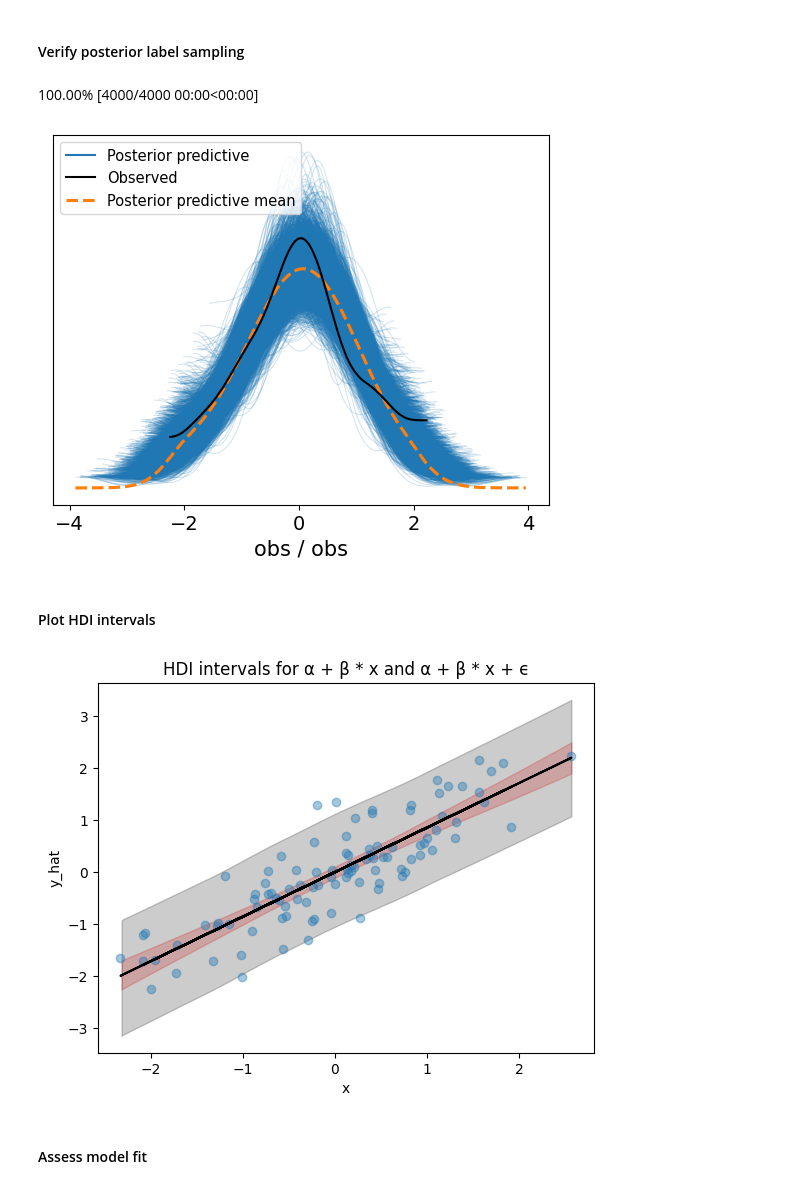
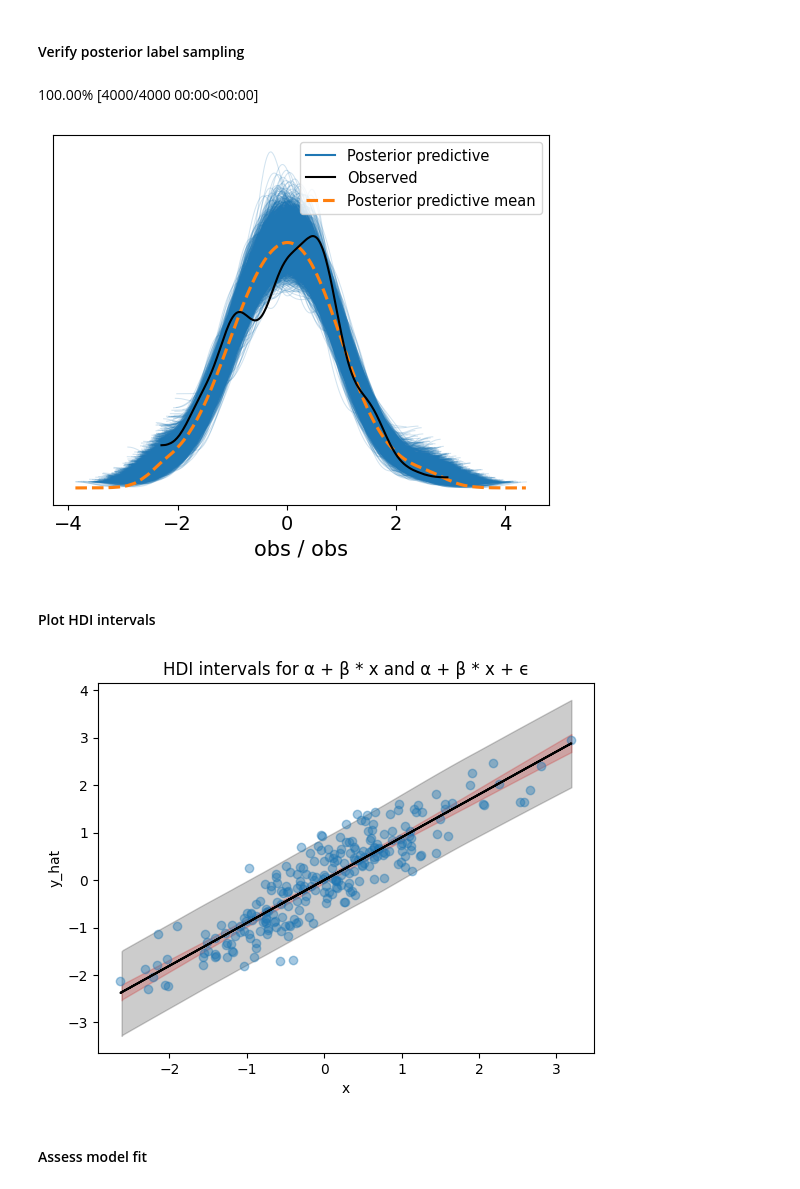
Before and after one commit to spdrnl/pymc-util, a Jupyter notebook: 00_Basic_Bayesian_Workflow.ipynb, the cells around one changed output. Saved outputs shown, nothing was run; the diff lists cells and outputs as text; code cells hidden in the pictures.

```diff
--- a/00_Basic_Bayesian_Workflow.ipynb
+++ b/00_Basic_Bayesian_Workflow.ipynb
@@ -30,7 +30,7 @@ with pm.Model() as sim:
     x_dist = pm.Normal("x", 10, 1)
     ϵ_dist = pm.Normal("ϵ", 0, 1.5)
 
-x_raw, ϵ = pm.draw([x_dist, ϵ_dist], 100)
+x_raw, ϵ = pm.draw([x_dist, ϵ_dist], 250)
 y_raw = 5 + 3 * x_raw + ϵ
 # %%
 plt.scatter(x_raw, y_raw)
@@ -51,8 +51,8 @@ from sklearn.preprocessing import StandardScaler
 # %%
 x_scaler, y_scaler = StandardScaler(), StandardScaler()
 
-x = x_scaler.fit_transform(x_raw.reshape([-1,1]))
-y = y_scaler.fit_transform(y_raw.reshape([-1,1]))
+x = x_scaler.fit_transform(x_raw.reshape([-1,1])).squeeze()
+y = y_scaler.fit_transform(y_raw.reshape([-1,1])).squeeze()
 # %%
 plt.scatter(x, y)
 plt.title("Standardized simulated data")
@@ -163,24 +163,24 @@ model_posterior_sample = pm.sample_posterior_predictive(model_idata, model=model
 az.plot_ppc(model_posterior_sample);
 # %% [output]
 100.00% [4000/4000 00:00<00:00]
-[figure, old version]
+[figure, new version]
 # %% [markdown]
 #### Plot HDI intervals
 # %%
 posterior = model_idata.posterior
-posterior['model_obs'] = (posterior["α"] + np.random.normal(0, posterior["σ"]) + posterior["β"] * xr.DataArray(x))[:, :, :, 0]
-posterior['model_mu'] = (posterior["α"] + posterior["β"] * xr.DataArray(x))[:, :, :, 0]
-posterior['avg_model_mu'] = posterior['model_mu'].mean(dim=['chain', 'draw'])
+model_obs = (posterior["α"] + np.random.normal(0, posterior["σ"]) + posterior["β"] * xr.DataArray(x))
+model_mu = (posterior["α"] + posterior["β"] * xr.DataArray(x))
+avg_model_mu = model_mu.mean(dim=['chain', 'draw'])
 # %%
-az.plot_hdi(x.squeeze(), posterior['model_mu'], hdi_prob=.96, color='r', fill_kwargs={"alpha": .2})
-az.plot_hdi(x.squeeze(), posterior['model_obs'], hdi_prob=.96, color='black', fill_kwargs={"alpha": .2})
+az.plot_hdi(x, model_mu, hdi_prob=.96, color='r', fill_kwargs={"alpha": .2})
+az.plot_hdi(x, model_obs, hdi_prob=.96, color='black', fill_kwargs={"alpha": .2})
 plt.scatter(x, y, alpha=0.4)
-plt.plot(x, posterior['avg_model_mu'], color='black')
+plt.plot(x, avg_model_mu, color='black')
 plt.xlabel('x')
 plt.ylabel('y_hat')
 plt.title('HDI intervals for α + β * x and α + β * x + ϵ');
 # %% [output]
-[figure, old version]
+[figure, new version]
 # %% [markdown]
 #### Assess model fit
 # %%
```
Also changed, not shown: parts of 16 cells of this notebook.
